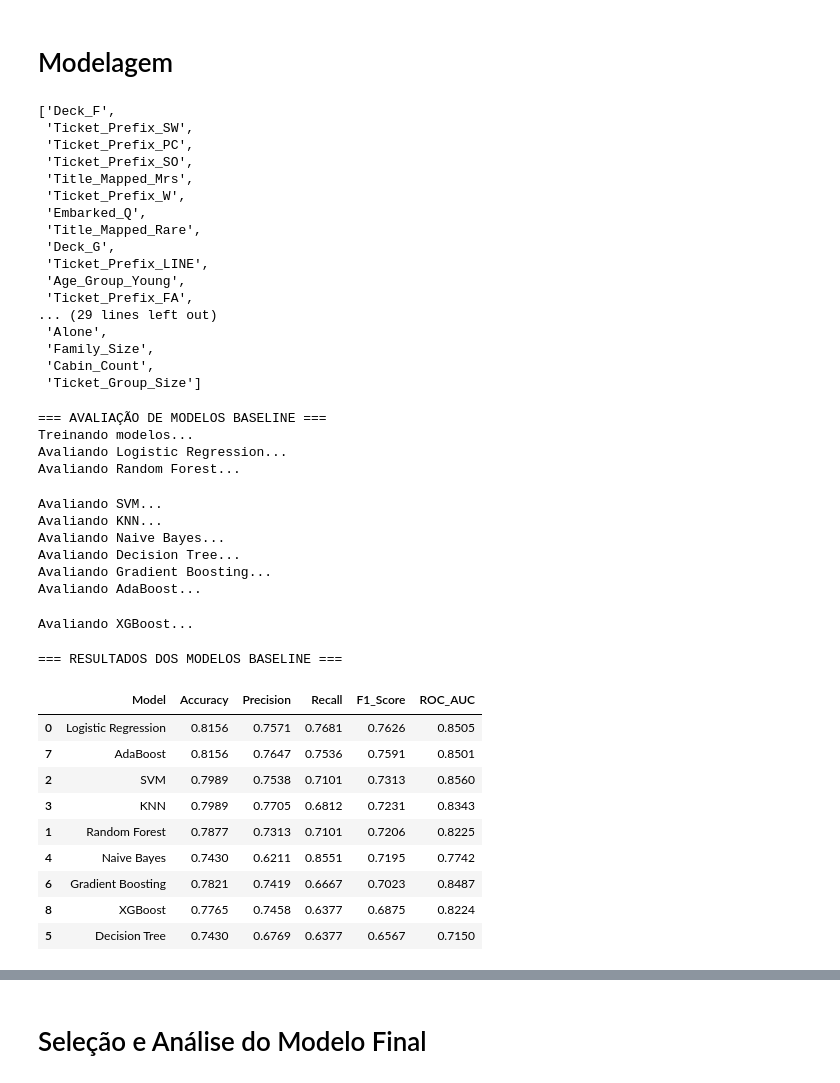
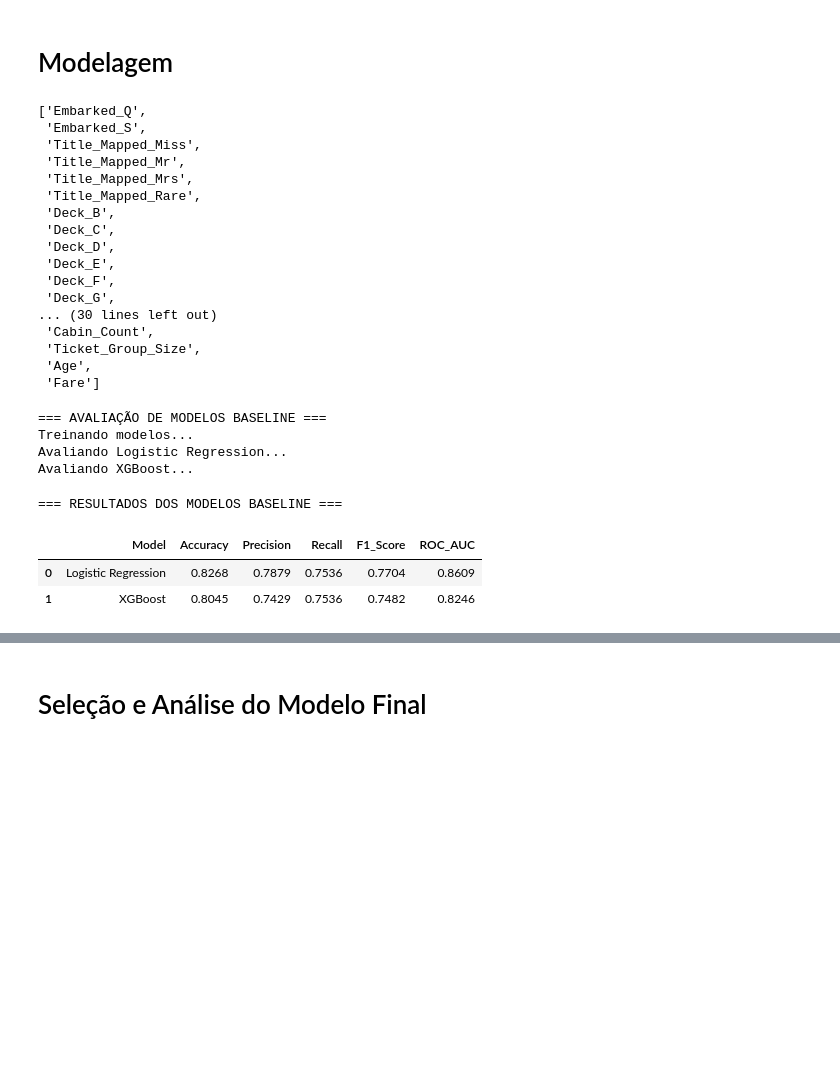
Before and after one commit to Marcus-vinicius-pcs/titanic-model-deploy, a Jupyter notebook: notebooks/titanic.ipynb, the cells around one changed output, grey strips where cells are left out. Drawn from its saved outputs; the diff is of its cells as text; code cells hidden in the pictures; blank space fills up the shorter version.

```diff
--- a/notebooks/titanic.ipynb
+++ b/notebooks/titanic.ipynb
@@ -667,12 +667,10 @@ cat_ohe_cols = ['Embarked', 'Title_Mapped', 'Deck', 'Age_Group', 'Fare_Group', '
 binary_cols = ['Sex']  # será transformado com LabelEncoder via FunctionTransformer
 ordinal_cat_features = ['Pclass', 'Alone']  # manteremos como estão
 
-def label_encode_sex(X):
-    return 1 if X == 'male' else 0
+df['Sex'] = df['Sex'].apply(lambda s: 1 if s == 'male' else 0)
 
 preprocessor = ColumnTransformer(transformers=[
     ('ohe', OneHotEncoder(drop='first', sparse_output=False, handle_unknown='ignore'), cat_ohe_cols),
-    ('sex_le', FunctionTransformer(label_encode_sex, validate=True), binary_cols),
     ('passthrough', 'passthrough', ordinal_cat_features),
 ])
 
@@ -681,7 +679,7 @@ preprocessor.fit(X)
 X_encoded = preprocessor.transform(X)
 
 ohe_columns = preprocessor.named_transformers_['ohe'].get_feature_names_out(cat_ohe_cols)
-final_columns = list(ohe_columns) + ['Sex'] + ordinal_cat_features
+final_columns = list(ohe_columns) + ordinal_cat_features
 
 df.drop(columns=(cat_ohe_cols + binary_cols + ordinal_cat_features), inplace=True)
 df_encoded_part = pd.DataFrame(X_encoded, columns=final_columns, index=df.index)
@@ -698,7 +700,7 @@ ValueError: could not convert string to float: 'male'
 # %% [markdown]
 ### Normalização e Padronização
 # %%
-numerical_features = ['Family_Size', 'Cabin_Count', 'Ticket_Group_Size']
+numerical_features = ['Family_Size', 'Cabin_Count', 'Ticket_Group_Size', 'Age', 'Fare']
 
 print("Estatísticas descritivas das variáveis numéricas antes de normalização:")
 print(df[numerical_features].describe())
@@ -750,23 +749,23 @@ df[features+target].iloc[:5]
 # %%
 features
 # %% [output]
-['Deck_F',
- 'Ticket_Prefix_SW',
- 'Ticket_Prefix_PC',
- 'Ticket_Prefix_SO',
+['Embarked_Q',
+ 'Embarked_S',
+ 'Title_Mapped_Miss',
+ 'Title_Mapped_Mr',
  'Title_Mapped_Mrs',
- 'Ticket_Prefix_W',
- 'Embarked_Q',
  'Title_Mapped_Rare',
+ 'Deck_B',
+ 'Deck_C',
+ 'Deck_D',
+ 'Deck_E',
+ 'Deck_F',
  'Deck_G',
- 'Ticket_Prefix_LINE',
- 'Age_Group_Young',
- 'Ticket_Prefix_FA',
-... (29 lines left out)
- 'Alone',
- 'Family_Size',
+... (30 lines left out)
  'Cabin_Count',
- 'Ticket_Group_Size']
+ 'Ticket_Group_Size',
+ 'Age',
+ 'Fare']
 # %%
 X = df[features]
 y = df[target]
@@ -780,13 +775,6 @@ X_test_scaled = scaler.transform(X_test)
 # Dicionário com os modelos para testar
 models = {
     'Logistic Regression': LogisticRegression(random_state=42),
-    'Random Forest': RandomForestClassifier(random_state=42),
-    'SVM': SVC(random_state=42, probability=True),
-    'KNN': KNeighborsClassifier(),
-    'Naive Bayes': GaussianNB(),
-    'Decision Tree': DecisionTreeClassifier(random_state=42),
-    'Gradient Boosting': GradientBoostingClassifier(random_state=42),
-    'AdaBoost': AdaBoostClassifier(random_state=42),
     'XGBoost': xgb.XGBClassifier(random_state=42, eval_metric='logloss')
 }
 
@@ -812,54 +800,35 @@ def evaluate_model(model, X_train, X_test, y_train, y_test, model_name):
         'Model': model_name,
         'Accuracy': accuracy,
         'Precision': precision,
         'Recall': recall,
         'F1_Score': f1,
         'ROC_AUC': roc_auc
     }
 
 # Avaliar todos os modelos
 results = []
 
 print("=== AVALIAÇÃO DE MODELOS BASELINE ===")
 print("Treinando modelos...")
 
 for name, model in models.items():
     print(f"Avaliando {name}...")
-
-    # Usar dados padronizados para modelos que precisam
-    if name in ['Logistic Regression', 'SVM', 'KNN']:
-        result = evaluate_model(model, X_train_scaled, X_test_scaled, y_train, y_test, name)
-    else:
-        result = evaluate_model(model, X_train, X_test, y_train, y_test, name)
+    result = evaluate_model(model, X_train, X_test, y_train, y_test, name)
 
     results.append(result)
 
 # Criar DataFrame com resultados
 results_df = pd.DataFrame(results)
 results_df = results_df.sort_values('F1_Score', ascending=False)
 
 print("\n=== RESULTADOS DOS MODELOS BASELINE ===")
 display(results_df.round(4))
 # %% [output]
 === AVALIAÇÃO DE MODELOS BASELINE ===
 Treinando modelos...
 Avaliando Logistic Regression...
-Avaliando Random Forest...
+Avaliando XGBoost...
-Avaliando SVM...
-Avaliando KNN...
-Avaliando Naive Bayes...
-Avaliando Decision Tree...
-Avaliando Gradient Boosting...
-Avaliando AdaBoost...
+=== RESULTADOS DOS MODELOS BASELINE ===
-Avaliando XGBoost...
-=== RESULTADOS DOS MODELOS BASELINE ===
 |  | Model | Accuracy | Precision | Recall | F1_Score | ROC_AUC |
-| 0 | Logistic Regression | 0.8156 | 0.7571 | 0.7681 | 0.7626 | 0.8505 |
-| 7 | AdaBoost | 0.8156 | 0.7647 | 0.7536 | 0.7591 | 0.8501 |
-| 2 | SVM | 0.7989 | 0.7538 | 0.7101 | 0.7313 | 0.8560 |
-| 3 | KNN | 0.7989 | 0.7705 | 0.6812 | 0.7231 | 0.8343 |
-| 1 | Random Forest | 0.7877 | 0.7313 | 0.7101 | 0.7206 | 0.8225 |
-| 4 | Naive Bayes | 0.7430 | 0.6211 | 0.8551 | 0.7195 | 0.7742 |
-| 6 | Gradient Boosting | 0.7821 | 0.7419 | 0.6667 | 0.7023 | 0.8487 |
-| 8 | XGBoost | 0.7765 | 0.7458 | 0.6377 | 0.6875 | 0.8224 |
-| 5 | Decision Tree | 0.7430 | 0.6769 | 0.6377 | 0.6567 | 0.7150 |
+| 0 | Logistic Regression | 0.8268 | 0.7879 | 0.7536 | 0.7704 | 0.8609 |
+| 1 | XGBoost | 0.8045 | 0.7429 | 0.7536 | 0.7482 | 0.8246 |
```
Also changed, not shown: parts of 12 cells of this notebook, 4 other files.
